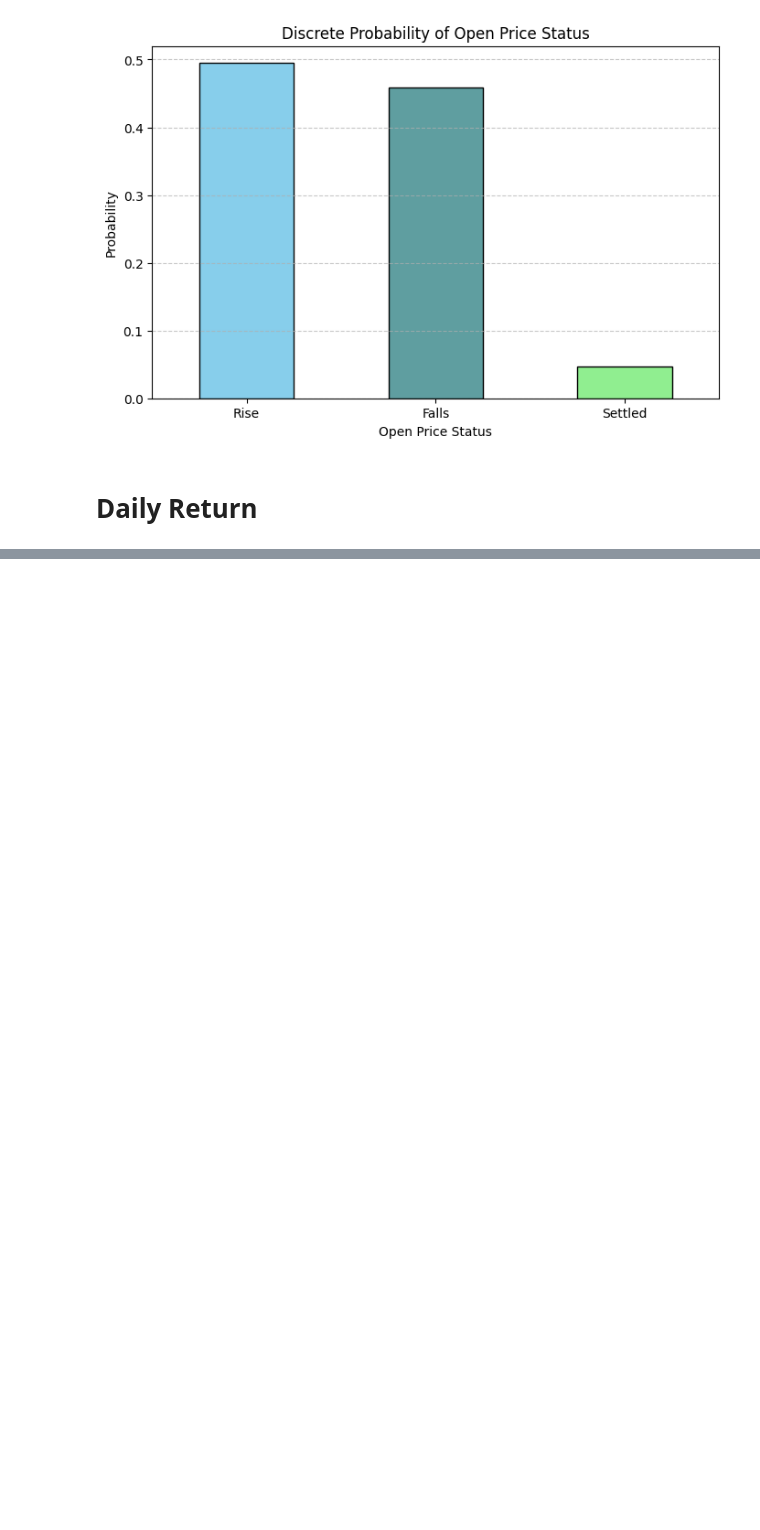
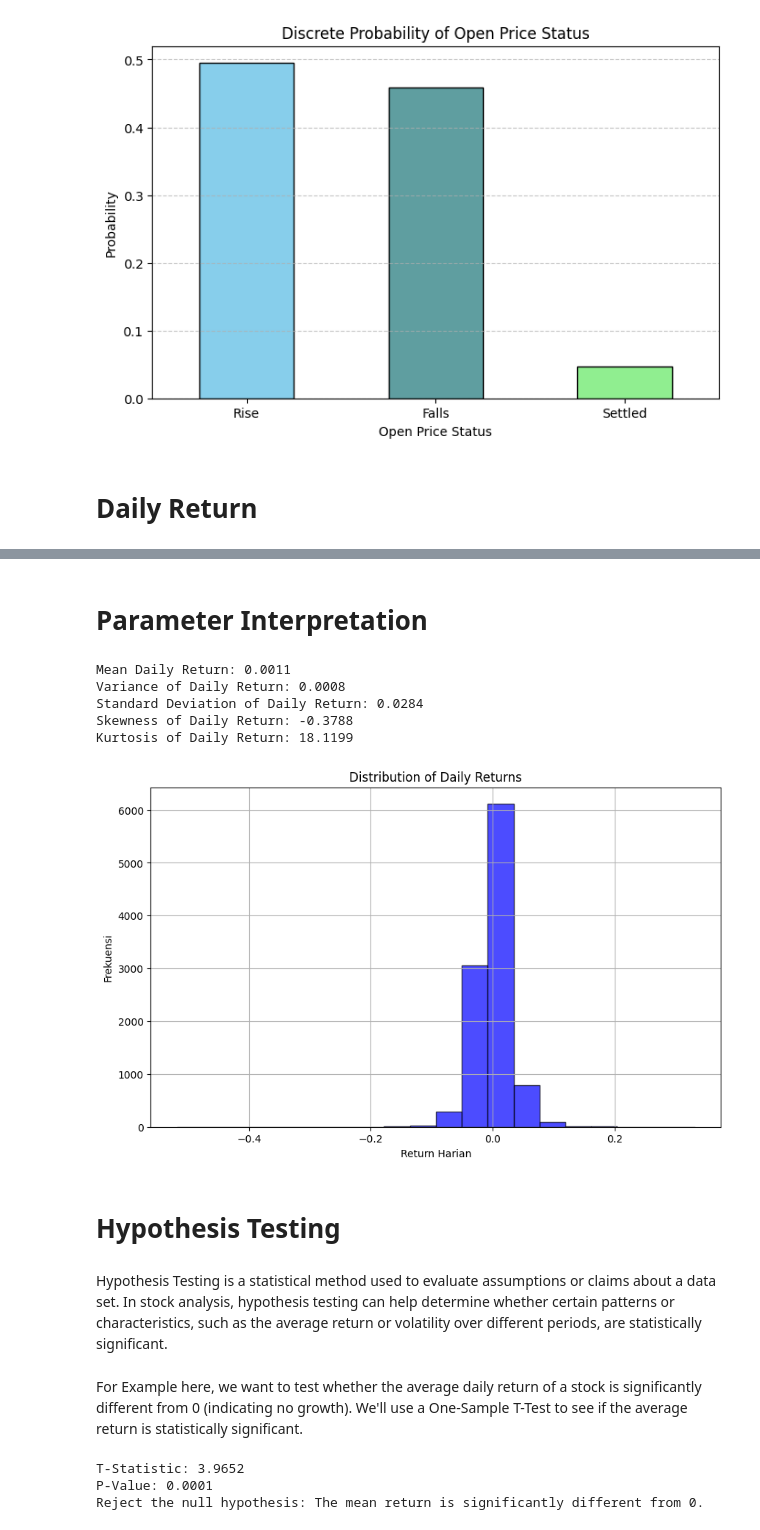
Before and after one commit to dhiiil/inferential-statistic, a Jupyter notebook: Dataset_Inference_Test/notebook/data_analysis.ipynb, the cells around one changed output, grey strips where cells are left out. Drawn from its saved outputs; the diff is of its cells as text; code cells hidden in the pictures; blank space fills up the shorter version.

Commit message:
Add more statistical analysis

```diff
--- a/Dataset_Inference_Test/notebook/data_analysis.ipynb
+++ b/Dataset_Inference_Test/notebook/data_analysis.ipynb
@@ -150,0 +243,61 @@ plt.show()
+# %% [markdown]
+# Parameter Interpretation
+# %%
+# Menghitung parameter distribusi
+mean_return = df_copy['daily_return'].mean()
+variance_return = df_copy['daily_return'].var()
+std_dev_return = df_copy['daily_return'].std()
+skewness_return = skew(df_copy['daily_return'].dropna())
+kurtosis_return = kurtosis(df_copy['daily_return'].dropna())
+
+# Menampilkan hasil
+print(f"Mean Daily Return: {mean_return:.4f}")
+print(f"Variance of Daily Return: {variance_return:.4f}")
+print(f"Standard Deviation of Daily Return: {std_dev_return:.4f}")
+print(f"Skewness of Daily Return: {skewness_return:.4f}")
+print(f"Kurtosis of Daily Return: {kurtosis_return:.4f}")
+
+# Plot Histogram Return Harian
+plt.figure(figsize=(10, 6))
+plt.hist(df_copy['daily_return'].dropna(), bins=20, edgecolor='black', color='blue', alpha=0.7)
+plt.title('Distribution of Daily Returns')
+plt.xlabel('Return Harian')
+plt.ylabel('Frekuensi')
+plt.grid()
+plt.show()
+# %% [output]
+Mean Daily Return: 0.0011
+Variance of Daily Return: 0.0008
+Standard Deviation of Daily Return: 0.0284
+Skewness of Daily Return: -0.3788
+Kurtosis of Daily Return: 18.1199
+[figure, added]
+# %% [markdown]
+# Hypothesis Testing
+# %% [markdown]
+Hypothesis Testing is a statistical method used to evaluate assumptions or claims about a data set. In stock analysis, hypothesis testing can help determine whether certain patterns or characteristics, such as the average return or volatility over different periods, are statistically significant.
+# %% [markdown]
+For Example here, we want to test whether the average daily return of a stock is significantly different from 0 (indicating no growth). We'll use a One-Sample T-Test to see if the average return is statistically significant.
+# %%
+"""
+Hypothesis Testing: Is the mean return significantly different from 0?
+H0: The mean return is 0
+H1: The mean return is not 0
+"""
+
+# Perform the one-sample t-test
+t_stat, p_value = ttest_1samp(daily_returns, 0)
+
+# Display results
+alpha = 0.05  # significance level
+print(f"T-Statistic: {t_stat:.4f}")
+print(f"P-Value: {p_value:.4f}")
+
+if p_value < alpha:
+    print("Reject the null hypothesis: The mean return is significantly different from 0.")
+else:
+    print("Fail to reject the null hypothesis: The mean return is not significantly different from 0.")
+# %% [output]
+T-Statistic: 3.9652
+P-Value: 0.0001
+Reject the null hypothesis: The mean return is significantly different from 0.
```
Also changed, not shown: parts of 20 cells of this notebook.
